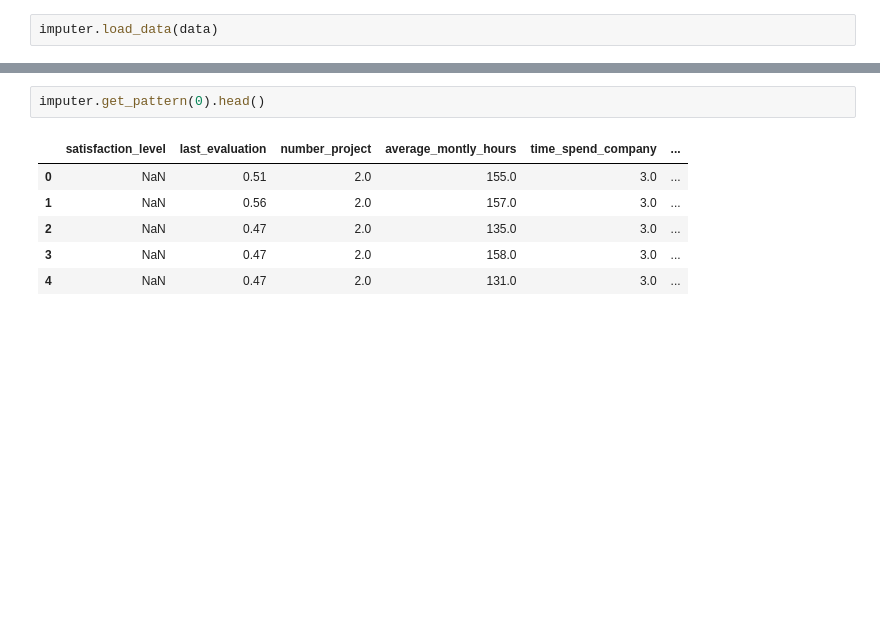
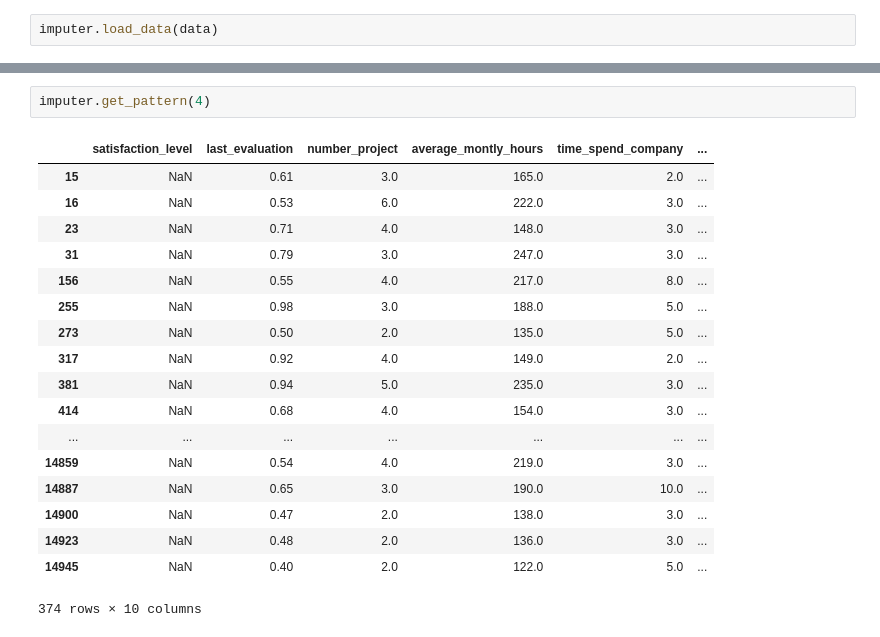
Before and after one commit to andirs/impyte, a Jupyter notebook: sandbox.ipynb, the cells around one changed output, grey strips where cells are left out. Saved outputs shown, nothing was run; the diff lists cells and outputs as text; blank space fills up the shorter version.

```diff
--- a/sandbox.ipynb
+++ b/sandbox.ipynb
@@ -84,9 +95,21 @@ imputer.pattern()
 # %%
-imputer.get_pattern(0).head()
+imputer.get_pattern(4)
 # %% [output]
 |  | satisfaction_level | last_evaluation | number_project | average_montly_hours | time_spend_company | ... |
-| 0 | NaN | 0.51 | 2.0 | 155.0 | 3.0 | ... |
-| 1 | NaN | 0.56 | 2.0 | 157.0 | 3.0 | ... |
-| 2 | NaN | 0.47 | 2.0 | 135.0 | 3.0 | ... |
-| 3 | NaN | 0.47 | 2.0 | 158.0 | 3.0 | ... |
-| 4 | NaN | 0.47 | 2.0 | 131.0 | 3.0 | ... |
+| 15 | NaN | 0.61 | 3.0 | 165.0 | 2.0 | ... |
+| 16 | NaN | 0.53 | 6.0 | 222.0 | 3.0 | ... |
+| 23 | NaN | 0.71 | 4.0 | 148.0 | 3.0 | ... |
+| 31 | NaN | 0.79 | 3.0 | 247.0 | 3.0 | ... |
+| 156 | NaN | 0.55 | 4.0 | 217.0 | 8.0 | ... |
+| 255 | NaN | 0.98 | 3.0 | 188.0 | 5.0 | ... |
+| 273 | NaN | 0.50 | 2.0 | 135.0 | 5.0 | ... |
+| 317 | NaN | 0.92 | 4.0 | 149.0 | 2.0 | ... |
+| 381 | NaN | 0.94 | 5.0 | 235.0 | 3.0 | ... |
+| 414 | NaN | 0.68 | 4.0 | 154.0 | 3.0 | ... |
+| ... | ... | ... | ... | ... | ... | ... |
+| 14859 | NaN | 0.54 | 4.0 | 219.0 | 3.0 | ... |
+| 14887 | NaN | 0.65 | 3.0 | 190.0 | 10.0 | ... |
+| 14900 | NaN | 0.47 | 2.0 | 138.0 | 3.0 | ... |
+| 14923 | NaN | 0.48 | 2.0 | 136.0 | 3.0 | ... |
+| 14945 | NaN | 0.40 | 2.0 | 122.0 | 5.0 | ... |
+374 rows × 10 columns
```
Also changed, not shown: parts of 13 cells of this notebook, 1 other file.
